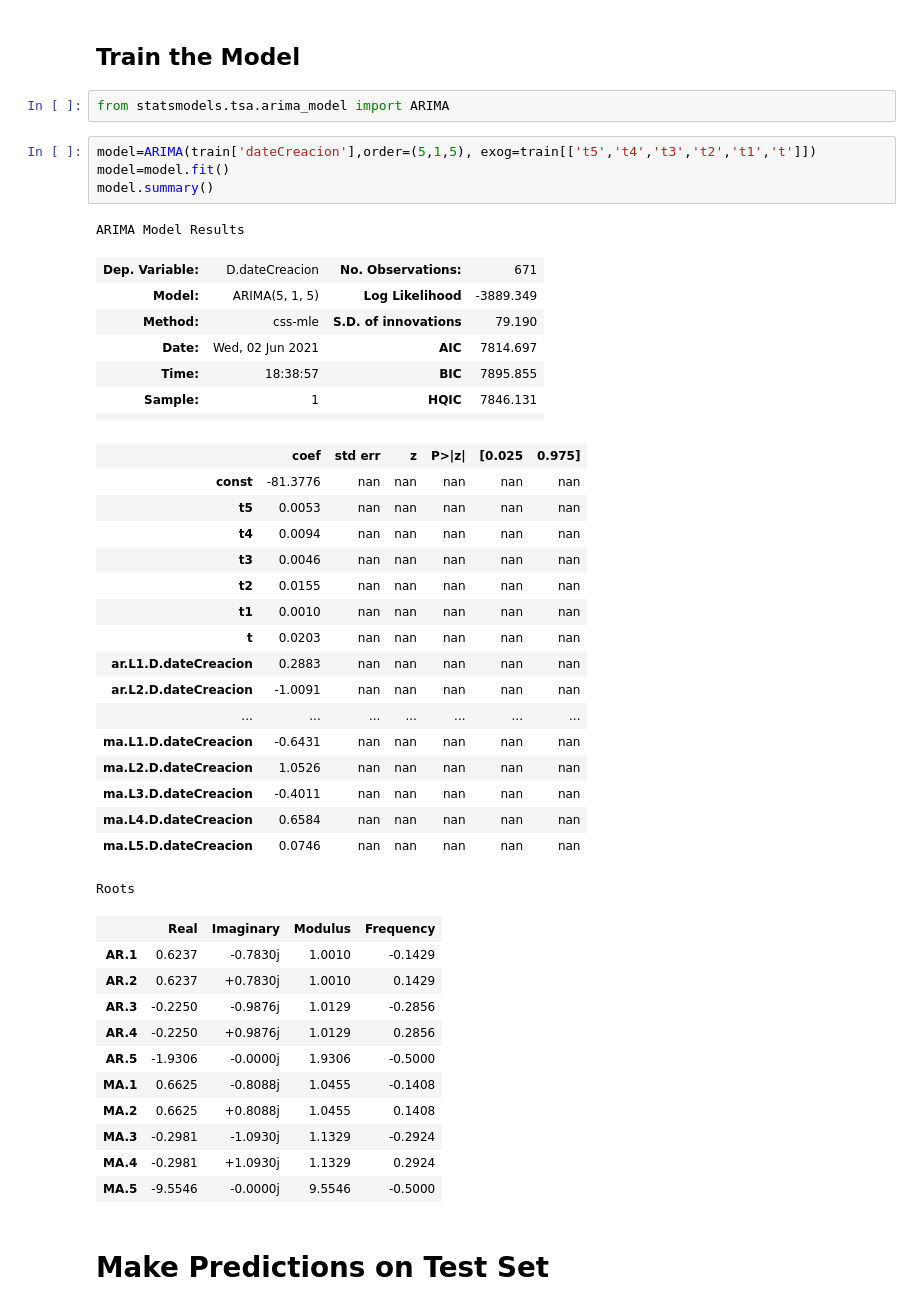
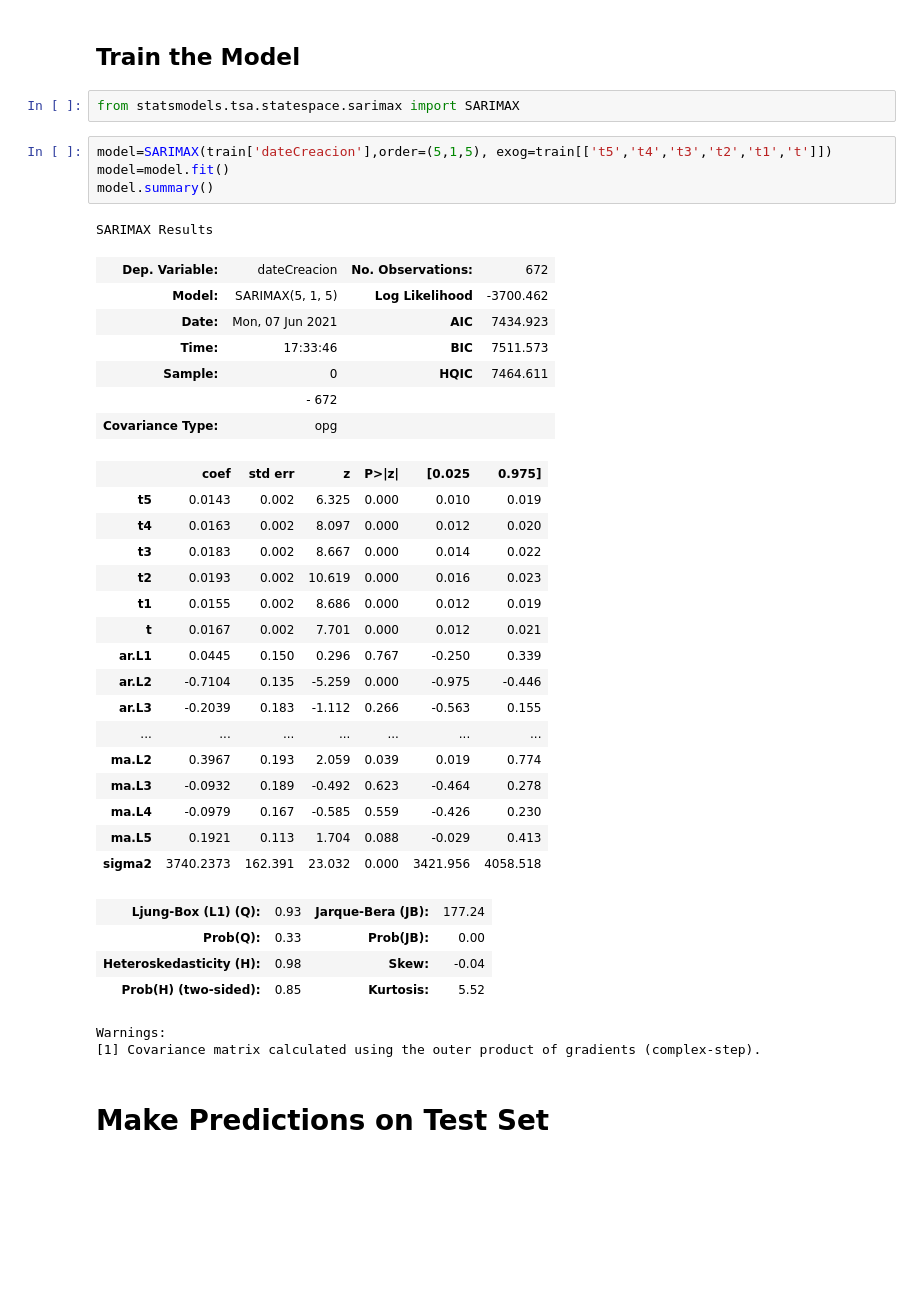
Before and after one commit to toniet/TFG, a Jupyter notebook: CCT_Festivos_Exogenas_SARIMAX.ipynb, the cells around one changed output. Drawn from its saved outputs; the diff is of its cells as text; blank space fills up the shorter version.

```diff
--- a/CCT_Festivos_Exogenas_ARIMA.ipynb
+++ b/CCT_Festivos_Exogenas_SARIMAX.ipynb
@@ -301,48 +301,42 @@ Name: 839, dtype: object
 # %% [markdown]
 ## Train the Model
 # %%
-from statsmodels.tsa.arima_model import ARIMA
+from statsmodels.tsa.statespace.sarimax import SARIMAX
 # %%
-model=ARIMA(train['dateCreacion'],order=(5,1,5), exog=train[['t5','t4','t3','t2','t1','t']])
+model=SARIMAX(train['dateCreacion'],order=(5,1,5), exog=train[['t5','t4','t3','t2','t1','t']])
 model=model.fit()
 model.summary()
 # %% [output]
-ARIMA Model Results
+SARIMAX Results
-| Dep. Variable: | D.dateCreacion | No. Observations: | 671 |
-| Model: | ARIMA(5, 1, 5) | Log Likelihood | -3889.349 |
-| Method: | css-mle | S.D. of innovations | 79.190 |
-| Date: | Wed, 02 Jun 2021 | AIC | 7814.697 |
-| Time: | 18:38:57 | BIC | 7895.855 |
-| Sample: | 1 | HQIC | 7846.131 |
-|  |  |  |  |
+| Dep. Variable: | dateCreacion | No. Observations: | 672 |
+| Model: | SARIMAX(5, 1, 5) | Log Likelihood | -3700.462 |
+| Date: | Mon, 07 Jun 2021 | AIC | 7434.923 |
+| Time: | 17:33:46 | BIC | 7511.573 |
+| Sample: | 0 | HQIC | 7464.611 |
+|  | - 672 |  |  |
+| Covariance Type: | opg |  |  |
 |  | coef | std err | z | P>|z| | [0.025 | 0.975] |
-| const | -81.3776 | nan | nan | nan | nan | nan |
-| t5 | 0.0053 | nan | nan | nan | nan | nan |
-| t4 | 0.0094 | nan | nan | nan | nan | nan |
-| t3 | 0.0046 | nan | nan | nan | nan | nan |
-| t2 | 0.0155 | nan | nan | nan | nan | nan |
-| t1 | 0.0010 | nan | nan | nan | nan | nan |
-| t | 0.0203 | nan | nan | nan | nan | nan |
-| ar.L1.D.dateCreacion | 0.2883 | nan | nan | nan | nan | nan |
-| ar.L2.D.dateCreacion | -1.0091 | nan | nan | nan | nan | nan |
+| t5 | 0.0143 | 0.002 | 6.325 | 0.000 | 0.010 | 0.019 |
+| t4 | 0.0163 | 0.002 | 8.097 | 0.000 | 0.012 | 0.020 |
+| t3 | 0.0183 | 0.002 | 8.667 | 0.000 | 0.014 | 0.022 |
+| t2 | 0.0193 | 0.002 | 10.619 | 0.000 | 0.016 | 0.023 |
+| t1 | 0.0155 | 0.002 | 8.686 | 0.000 | 0.012 | 0.019 |
+| t | 0.0167 | 0.002 | 7.701 | 0.000 | 0.012 | 0.021 |
+| ar.L1 | 0.0445 | 0.150 | 0.296 | 0.767 | -0.250 | 0.339 |
+| ar.L2 | -0.7104 | 0.135 | -5.259 | 0.000 | -0.975 | -0.446 |
+| ar.L3 | -0.2039 | 0.183 | -1.112 | 0.266 | -0.563 | 0.155 |
 | ... | ... | ... | ... | ... | ... | ... |
-| ma.L1.D.dateCreacion | -0.6431 | nan | nan | nan | nan | nan |
-| ma.L2.D.dateCreacion | 1.0526 | nan | nan | nan | nan | nan |
-| ma.L3.D.dateCreacion | -0.4011 | nan | nan | nan | nan | nan |
-| ma.L4.D.dateCreacion | 0.6584 | nan | nan | nan | nan | nan |
-| ma.L5.D.dateCreacion | 0.0746 | nan | nan | nan | nan | nan |
+| ma.L2 | 0.3967 | 0.193 | 2.059 | 0.039 | 0.019 | 0.774 |
+| ma.L3 | -0.0932 | 0.189 | -0.492 | 0.623 | -0.464 | 0.278 |
+| ma.L4 | -0.0979 | 0.167 | -0.585 | 0.559 | -0.426 | 0.230 |
+| ma.L5 | 0.1921 | 0.113 | 1.704 | 0.088 | -0.029 | 0.413 |
+| sigma2 | 3740.2373 | 162.391 | 23.032 | 0.000 | 3421.956 | 4058.518 |
+| Ljung-Box (L1) (Q): | 0.93 | Jarque-Bera (JB): | 177.24 |
+| Prob(Q): | 0.33 | Prob(JB): | 0.00 |
+| Heteroskedasticity (H): | 0.98 | Skew: | -0.04 |
+| Prob(H) (two-sided): | 0.85 | Kurtosis: | 5.52 |
-Roots
+Warnings:
+[1] Covariance matrix calculated using the outer product of gradients (complex-step).
-|  | Real | Imaginary | Modulus | Frequency |
-| AR.1 | 0.6237 | -0.7830j | 1.0010 | -0.1429 |
-| AR.2 | 0.6237 | +0.7830j | 1.0010 | 0.1429 |
-| AR.3 | -0.2250 | -0.9876j | 1.0129 | -0.2856 |
-| AR.4 | -0.2250 | +0.9876j | 1.0129 | 0.2856 |
-| AR.5 | -1.9306 | -0.0000j | 1.9306 | -0.5000 |
-| MA.1 | 0.6625 | -0.8088j | 1.0455 | -0.1408 |
-| MA.2 | 0.6625 | +0.8088j | 1.0455 | 0.1408 |
-| MA.3 | -0.2981 | -1.0930j | 1.1329 | -0.2924 |
-| MA.4 | -0.2981 | +1.0930j | 1.1329 | 0.2924 |
-| MA.5 | -9.5546 | -0.0000j | 9.5546 | -0.5000 |
 # %% [markdown]
 # Make Predictions on Test Set
 # %%
```
Also changed, not shown: parts of 14 cells of this notebook.
